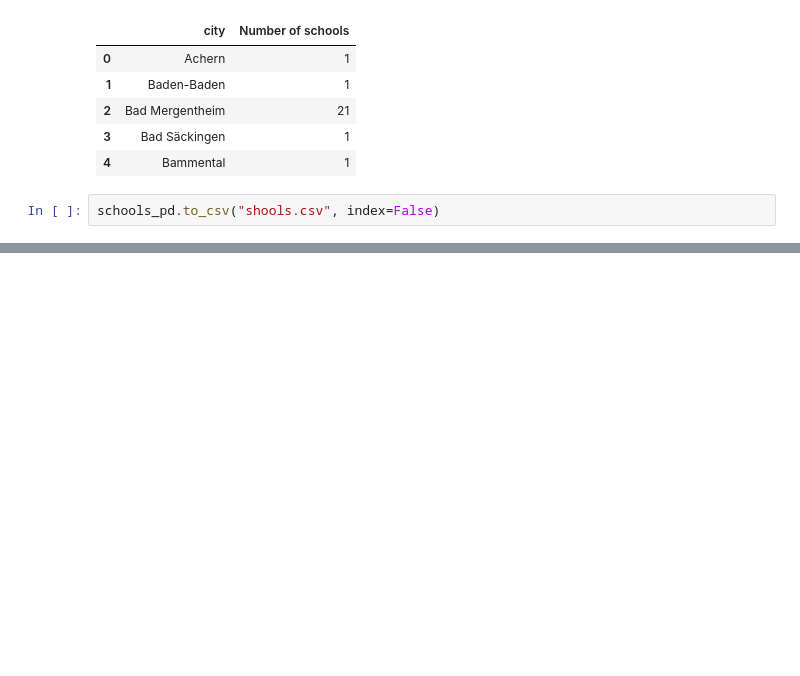
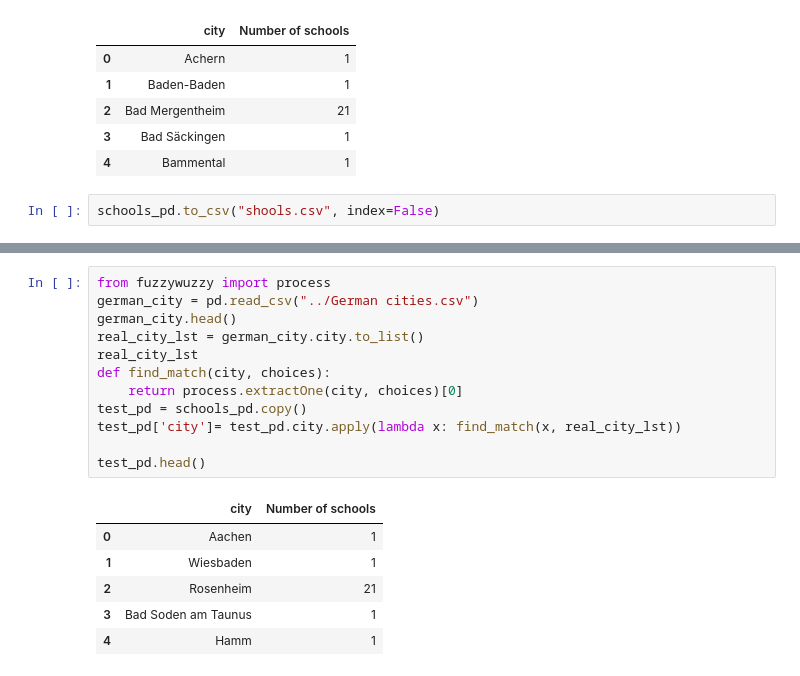
Before and after one commit to ANikfarjam/Germany-City-Plus-Kmean-Clustering-ML-Learing-and-Rulebase-AI, a Jupyter notebook: DATA/Education/education.ipynb, the cells around one changed output, grey strips where cells are left out. Saved outputs shown, nothing was run; the diff lists cells and outputs as text; blank space fills up the shorter version.

```diff
--- a/DATA/Education/education.ipynb
+++ b/DATA/Education/education.ipynb
@@ -152,0 +157,19 @@ schools_pd.to_csv("shools.csv", index=False)
+# %%
+from fuzzywuzzy import process
+german_city = pd.read_csv("../German cities.csv")
+german_city.head()
+real_city_lst = german_city.city.to_list()
+real_city_lst
+def find_match(city, choices):
+    return process.extractOne(city, choices)[0]
+test_pd = schools_pd.copy()
+test_pd['city']= test_pd.city.apply(lambda x: find_match(x, real_city_lst))
+
+test_pd.head()
+# %% [output]
+|  | city | Number of schools |
+| 0 | Aachen | 1 |
+| 1 | Wiesbaden | 1 |
+| 2 | Rosenheim | 21 |
+| 3 | Bad Soden am Taunus | 1 |
+| 4 | Hamm | 1 |
```
Also changed, not shown: parts of 3 cells of this notebook, 3 other files.
